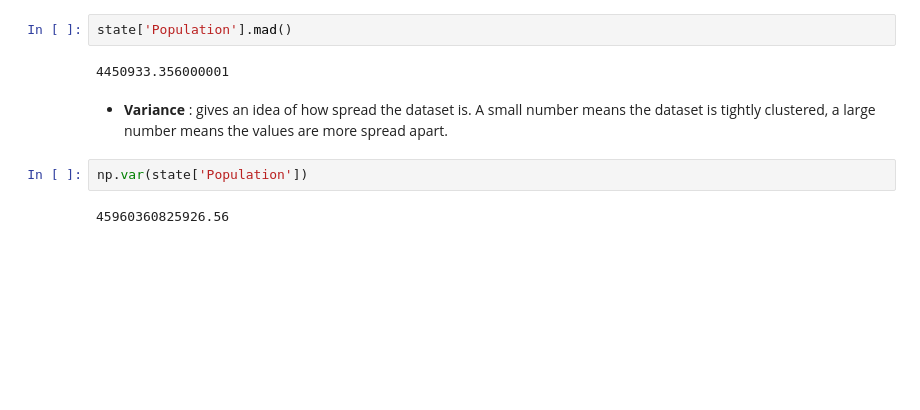
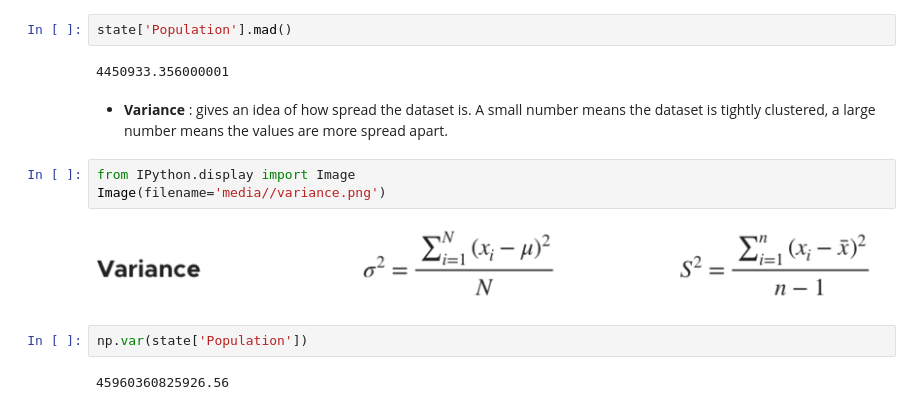
Before and after one commit to chikoungoun/Practical-Stats-for-DS, a Jupyter notebook: PS for DS - Chap 1.ipynb, the cells around one changed output. Cells and saved outputs as stored; diff of their text form; blank space fills up the shorter version.

```diff
--- a/Practical Statistics for Data Scientists.ipynb
+++ b/PS for DS - Chap 1.ipynb
@@ -99,6 +101,11 @@ state['Population'].mad()
 4450933.356000001
 # %% [markdown]
 * **Variance** : gives an idea of how spread the dataset is. A small number means the dataset is tightly clustered, a large number means the values are more spread apart.
+# %%
+from IPython.display import Image
+Image(filename='media//variance.png')
+# %% [output]
+[figure, added]
 # %%
 np.var(state['Population'])
 # %% [output]
```
Also changed, not shown: parts of 8 cells of this notebook.
